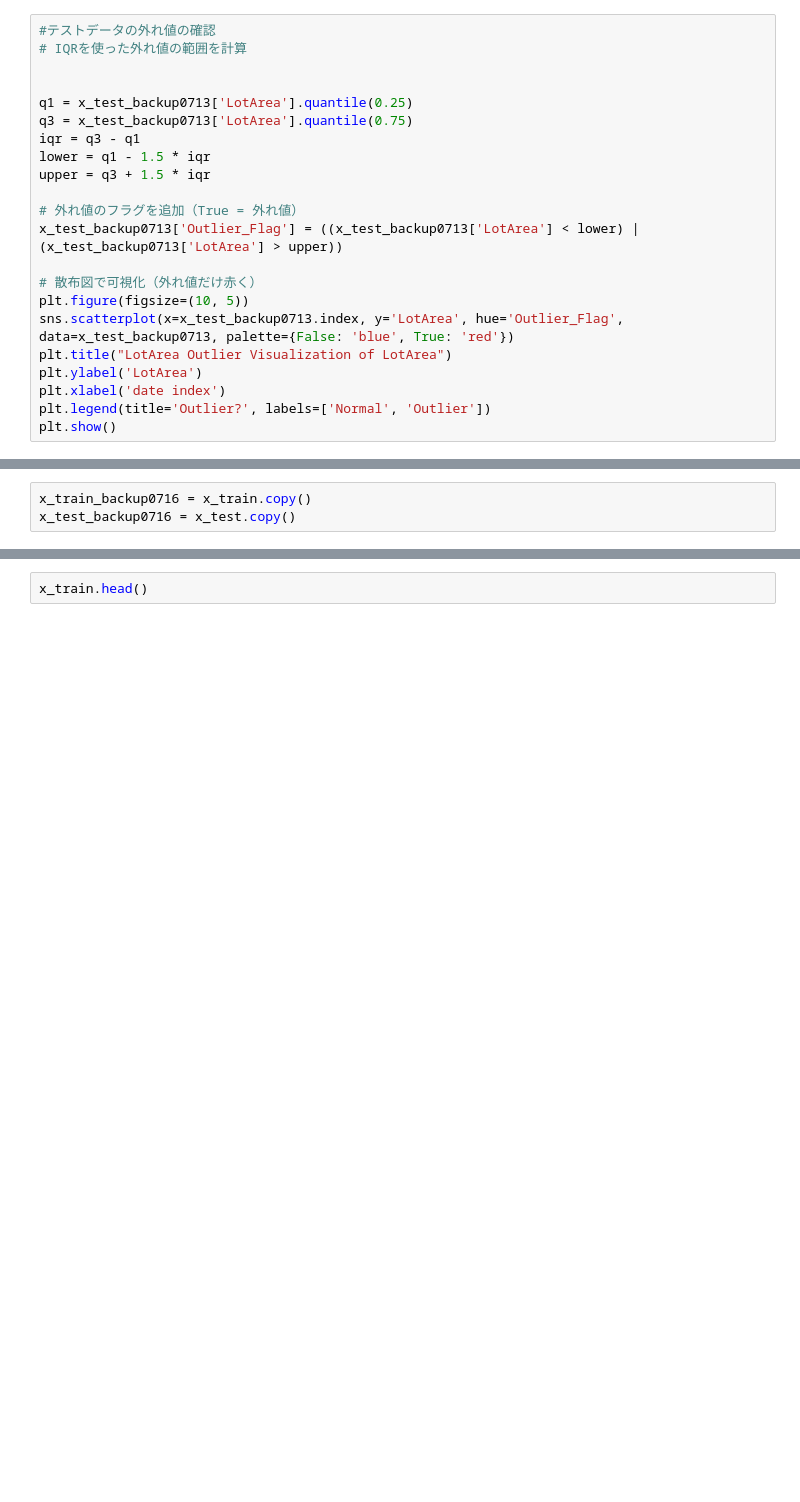
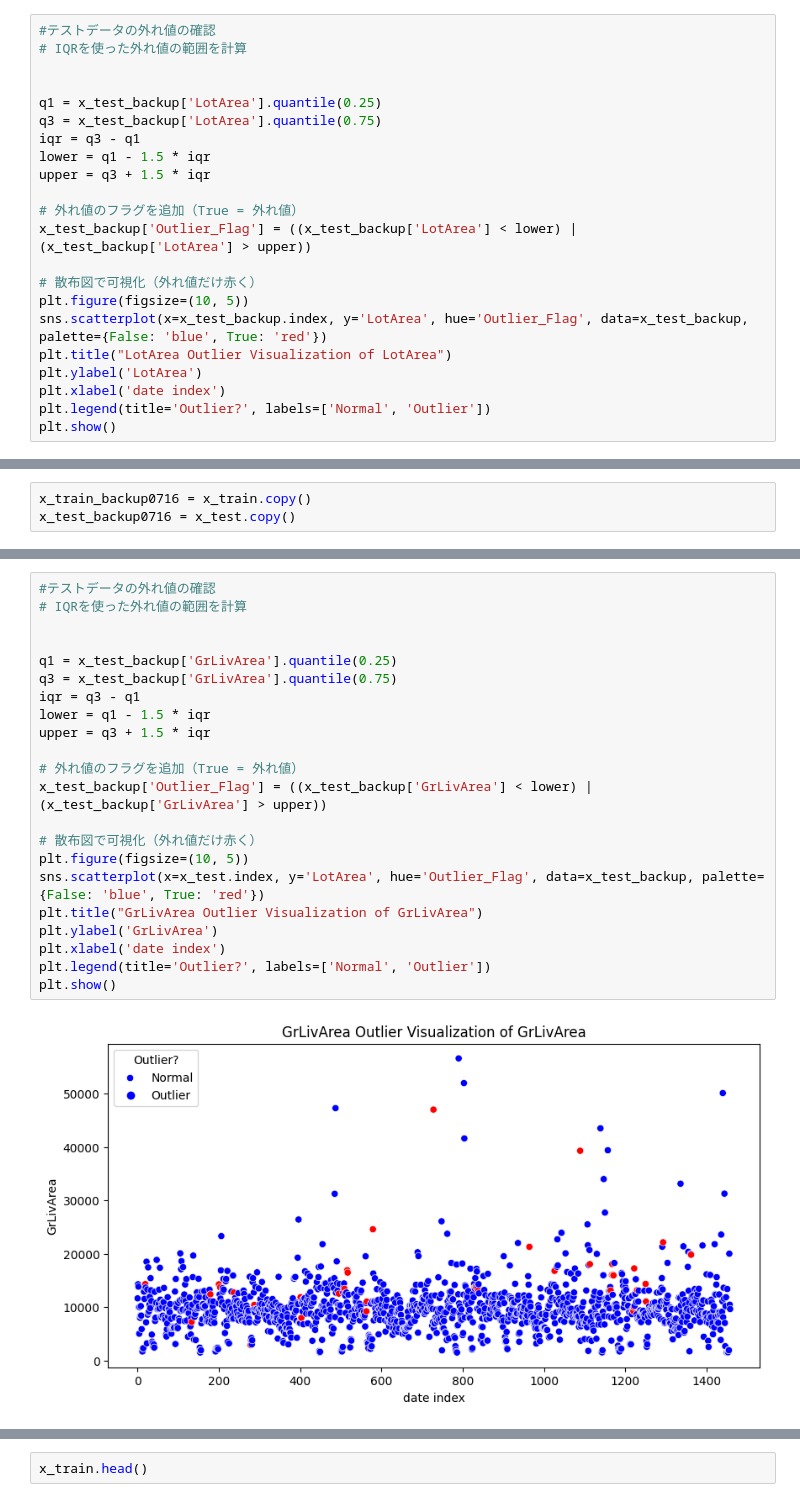
Before and after one commit to TAKUSHIone/test, a Jupyter notebook: house-price-r7-07-12.ipynb, the cells around one changed output, grey strips where cells are left out. Cells and saved outputs as stored; diff of their text form; blank space fills up the shorter version.

```diff
--- a/house-price-r7-07-12.ipynb
+++ b/house-price-r7-07-12.ipynb
@@ -764,18 +764,18 @@ Name: LotArea, dtype: float64
 # IQRを使った外れ値の範囲を計算
 
 
-q1 = x_test_backup0713['LotArea'].quantile(0.25)
-q3 = x_test_backup0713['LotArea'].quantile(0.75)
+q1 = x_test_backup['LotArea'].quantile(0.25)
+q3 = x_test_backup['LotArea'].quantile(0.75)
 iqr = q3 - q1
 lower = q1 - 1.5 * iqr
 upper = q3 + 1.5 * iqr
 
 # 外れ値のフラグを追加（True = 外れ値）
-x_test_backup0713['Outlier_Flag'] = ((x_test_backup0713['LotArea'] < lower) | (x_test_backup0713['LotArea'] > upper))
+x_test_backup['Outlier_Flag'] = ((x_test_backup['LotArea'] < lower) | (x_test_backup['LotArea'] > upper))
 
 # 散布図で可視化（外れ値だけ赤く）
 plt.figure(figsize=(10, 5))
-sns.scatterplot(x=x_test_backup0713.index, y='LotArea', hue='Outlier_Flag', data=x_test_backup0713, palette={False: 'blue', True: 'red'})
+sns.scatterplot(x=x_test_backup.index, y='LotArea', hue='Outlier_Flag', data=x_test_backup, palette={False: 'blue', True: 'red'})
 plt.title("LotArea Outlier Visualization of LotArea")
 plt.ylabel('LotArea')
 plt.xlabel('date index')
@@ -833,0 +917,24 @@ x_test_backup0716 = x_test.copy()
+# %%
+#テストデータの外れ値の確認
+# IQRを使った外れ値の範囲を計算
+
+
+q1 = x_test_backup['GrLivArea'].quantile(0.25)
+q3 = x_test_backup['GrLivArea'].quantile(0.75)
+iqr = q3 - q1
+lower = q1 - 1.5 * iqr
+upper = q3 + 1.5 * iqr
+
+# 外れ値のフラグを追加（True = 外れ値）
+x_test_backup['Outlier_Flag'] = ((x_test_backup['GrLivArea'] < lower) | (x_test_backup['GrLivArea'] > upper))
+
+# 散布図で可視化（外れ値だけ赤く）
+plt.figure(figsize=(10, 5))
+sns.scatterplot(x=x_test.index, y='LotArea', hue='Outlier_Flag', data=x_test_backup, palette={False: 'blue', True: 'red'})
+plt.title("GrLivArea Outlier Visualization of GrLivArea")
+plt.ylabel('GrLivArea')
+plt.xlabel('date index')
+plt.legend(title='Outlier?', labels=['Normal', 'Outlier'])
+plt.show()
+# %% [output]
+[figure, added]
```
Also changed, not shown: parts of 18 cells of this notebook.
